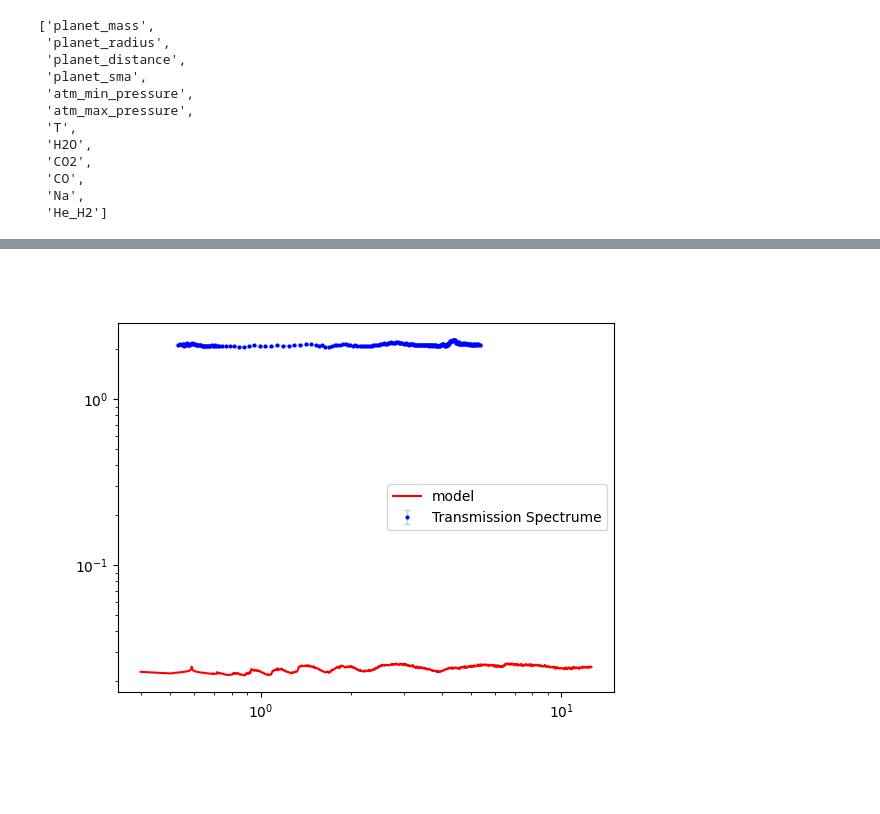
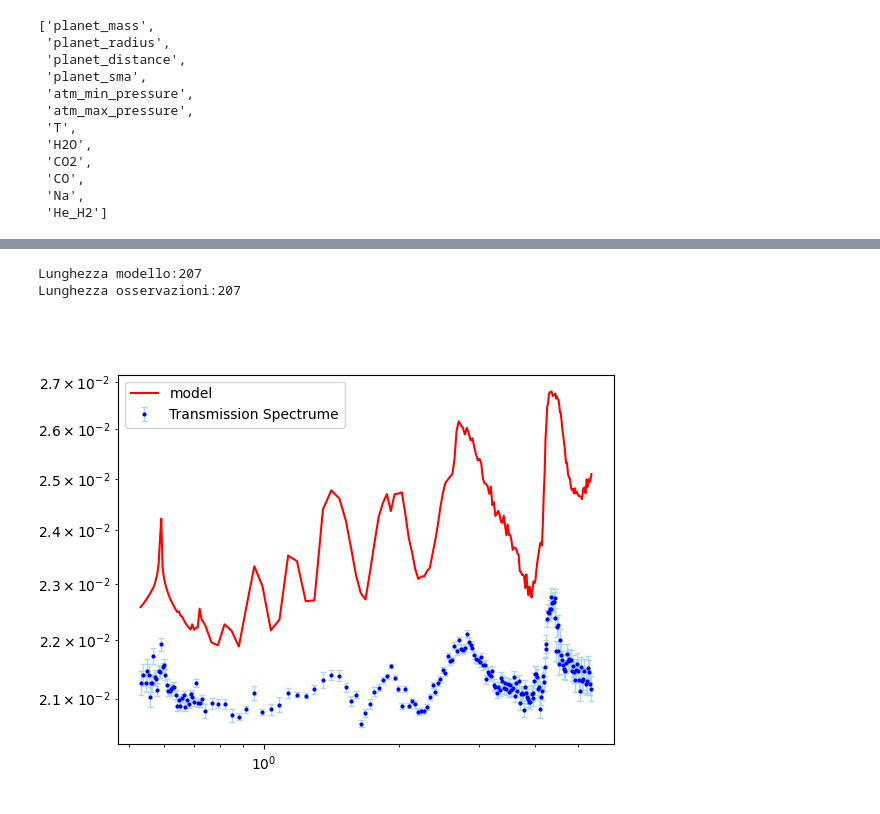
Before and after one commit to riccsimo/T_G_B_T, a Jupyter notebook: Assignment3/wasp_39b_atmosphere_TaskD.ipynb, the cells around one changed output, grey strips where cells are left out. Drawn from its saved outputs; the diff is of its cells as text; code cells hidden in the pictures; blank space fills up the shorter version.

```diff
--- a/Assignment3/wasp_39b_atmosphere_TaskD.ipynb
+++ b/Assignment3/wasp_39b_atmosphere_TaskD.ipynb
@@ -178,29 +178,43 @@ plt.show()
 # %%
 native_grid, rprs, tau, _ = res
 
 
 from taurex.binning import FluxBinner,SimpleBinner
 binned_fig = plt.figure()
 
 
 #Make a logarithmic grid
-wngrid = np.sort(10000/np.logspace(-0.4, 1.1, 1000))
-bn = SimpleBinner(wngrid=wngrid)
+# wngrid = np.sort(10000/np.logspace(-0.4, 1.1, 1000))
+# bn = SimpleBinner(wngrid=wngrid)
 
-bin_wn, bin_rprs,_,_  = bn.bin_model(tm.model(wngrid=wngrid))
+# bin_wn, bin_rprs,_,_  = bn.bin_model(tm.model(wngrid=wngrid))
 
+# Imposta la griglia di lunghezze d'onda del modello sulle lunghezze d'onda delle osservazioni
+wngrid_obs = 10000 / obs.wavelengthGrid[::-1]  # Converte lunghezze d'onda in wavenumber (cm^-1)
+wngrid_obs = np.sort(wngrid_obs)  # Assicura che la griglia sia ordinata
+
+bn = SimpleBinner(wngrid=wngrid_obs)
+
+# Calcola il modello sulla griglia delle osservazioni
+bin_wn, bin_rprs, _, _ = bn.bin_model(tm.model(wngrid=wngrid_obs))
+
+
+print(f'Lunghezza modello:{len(bin_wn)}')
+print(f'Lunghezza osservazioni:{len(obs.wavelengthGrid)}')
 
 plt.errorbar(
     obs.wavelengthGrid, obs.spectrum, obs.errorBar, fmt='o', color='blue', markersize=2,
     ecolor='lightblue', elinewidth=1, capsize=2, label="Transmission Spectrume"
 )
 plt.plot(10000/bin_wn,bin_rprs,label='model',color='r')
 plt.legend()
 plt.xscale('log')
 plt.yscale('log')
 plt.show()
 # %% [output]
+Lunghezza modello:207
+Lunghezza osservazioni:207
-[figure, old version]
+[figure, new version]
 # %%
 #binned for plotting
 obin = obs.create_binner()
```
Also changed, not shown: parts of 7 cells of this notebook, 5 other files.
